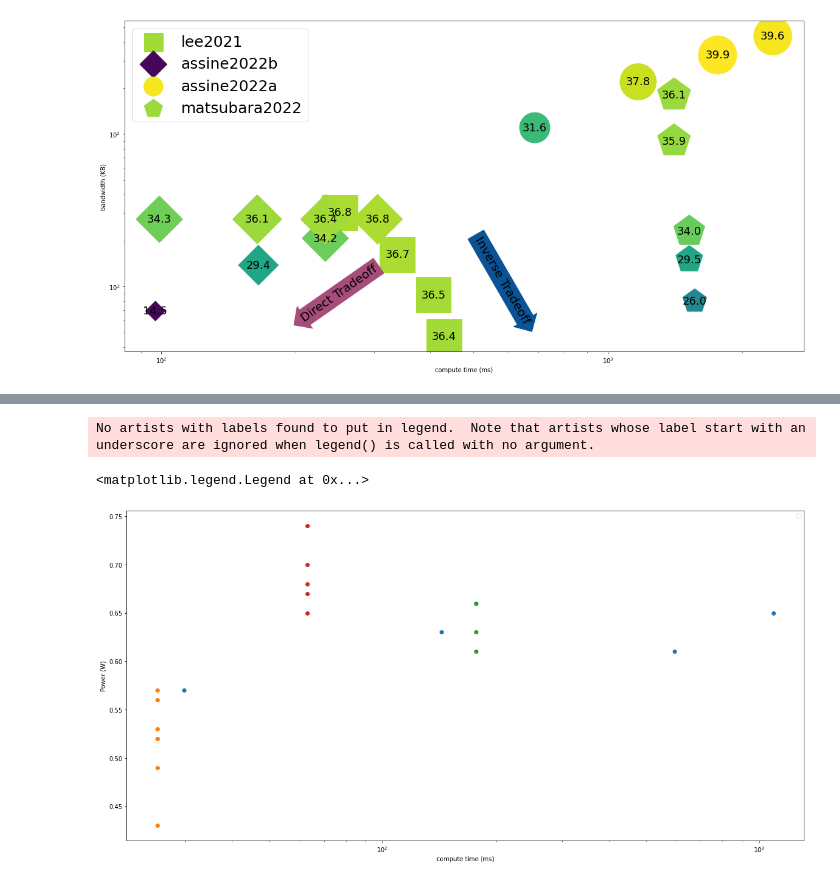
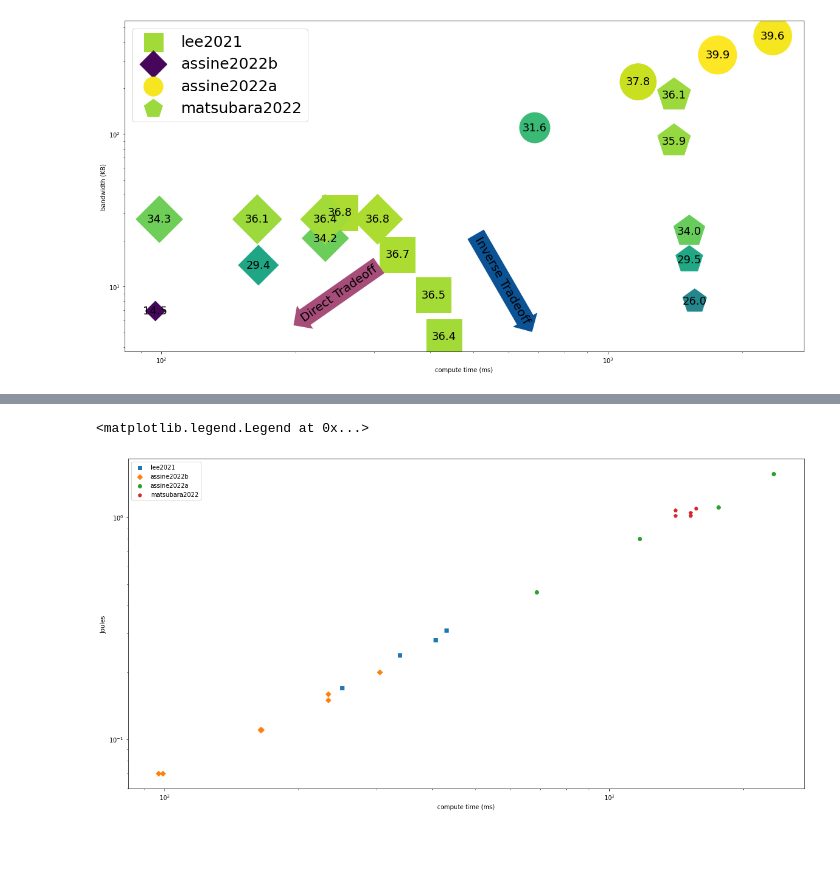
Before and after one commit to jsiloto/adaptive-cod-on-device, a Jupyter notebook: host/data_analysis.ipynb, the cells around one changed output, grey strips where cells are left out. Cells and saved outputs as stored; diff of their text form; code cells hidden in the pictures; blank space fills up the shorter version.

```diff
--- a/host/data_analysis.ipynb
+++ b/host/data_analysis.ipynb
@@ -242,22 +219,22 @@ No artists with labels found to put in legend.  Note that artists whose label st
-# %%
-def plot(ax, name, color='blue', marker='o'):
-    a = df[df.index.str.contains(name)]
-    plt.scatter(a['params(K)'], a['Watts'])
-
-fig = plt.figure(figsize=(20,10))
-ax = fig.add_subplot(111)
-ax.set_xlabel('compute time (ms)')
-ax.set_ylabel('Power (W)')
-ax.set_xscale('log')
-
-f = "literature_comparison/literature.csv"
-df.columns = df.columns.str.replace(' ', '')
-plot(ax, "lee2021", color='cyan', marker='s')
-plot(ax, "assine2022b", color='red', marker="D")
-plot(ax, "assine2022a", color="#A8127D", marker="o")
-plot(ax, "matsubara2022", color='blue', marker="p")
-ax.legend()
-# %% [output]
-No artists with labels found to put in legend.  Note that artists whose label start with an underscore are ignored when legend() is called with no argument.
-<matplotlib.legend.Legend at 0x...>
-[figure, removed]
+# %%
+def plot(ax, name, color='blue', marker='o'):
+    a = df[df.index.str.contains(name)]
+    plt.scatter(a['ms'], a['Joules'], marker=marker, label=name)
+
+fig = plt.figure(figsize=(20,10))
+ax = fig.add_subplot(111)
+ax.set_xlabel('compute time (ms)')
+ax.set_ylabel('Joules')
+ax.set_xscale('log')
+ax.set_yscale('log')
+
+f = "literature_comparison/literature.csv"
+df.columns = df.columns.str.replace(' ', '')
+plot(ax, "lee2021", color='cyan', marker='s')
+plot(ax, "assine2022b", color='red', marker="D")
+plot(ax, "assine2022a", color="#A8127D", marker="o")
+plot(ax, "matsubara2022", color='blue', marker="p")
+ax.legend()
+# %% [output]
+<matplotlib.legend.Legend at 0x...>
+[figure, added]
```
Also changed, not shown: parts of 4 cells of this notebook, 1 other file.
